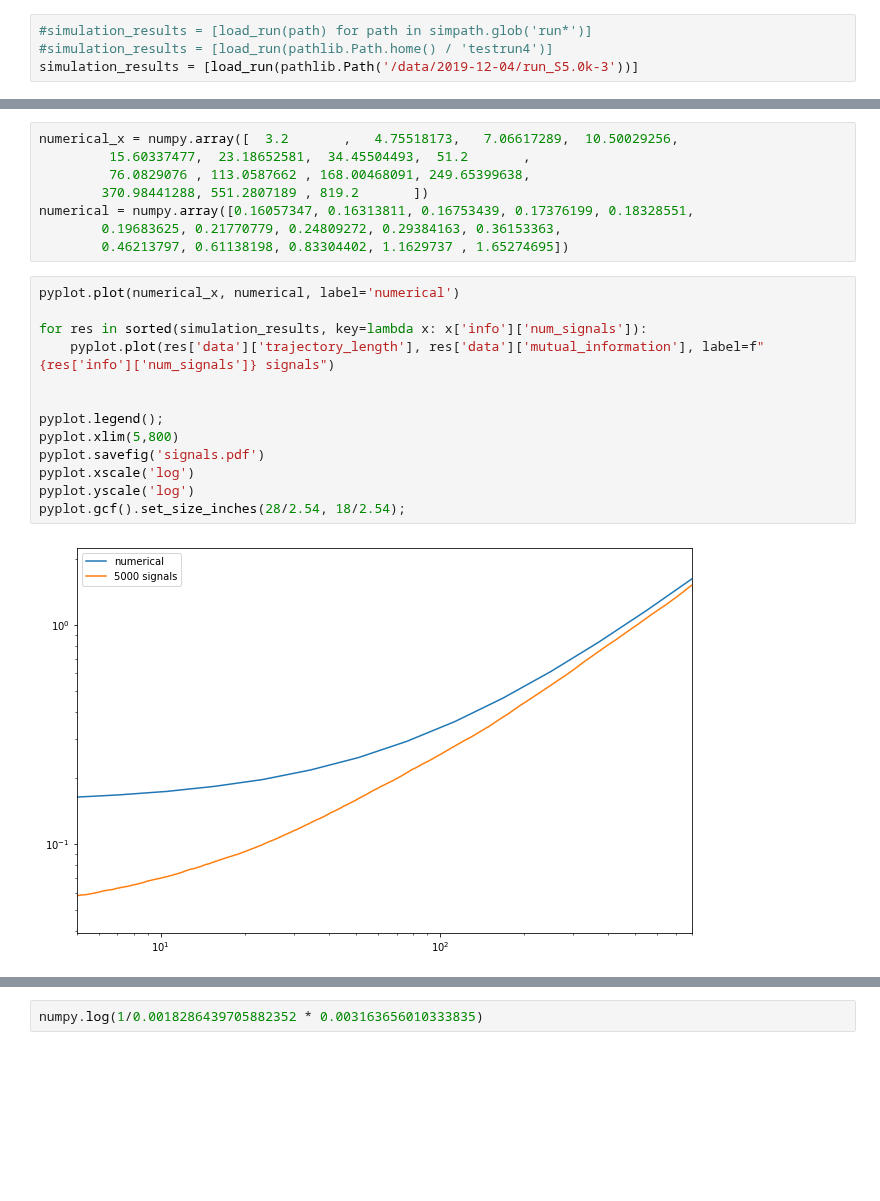
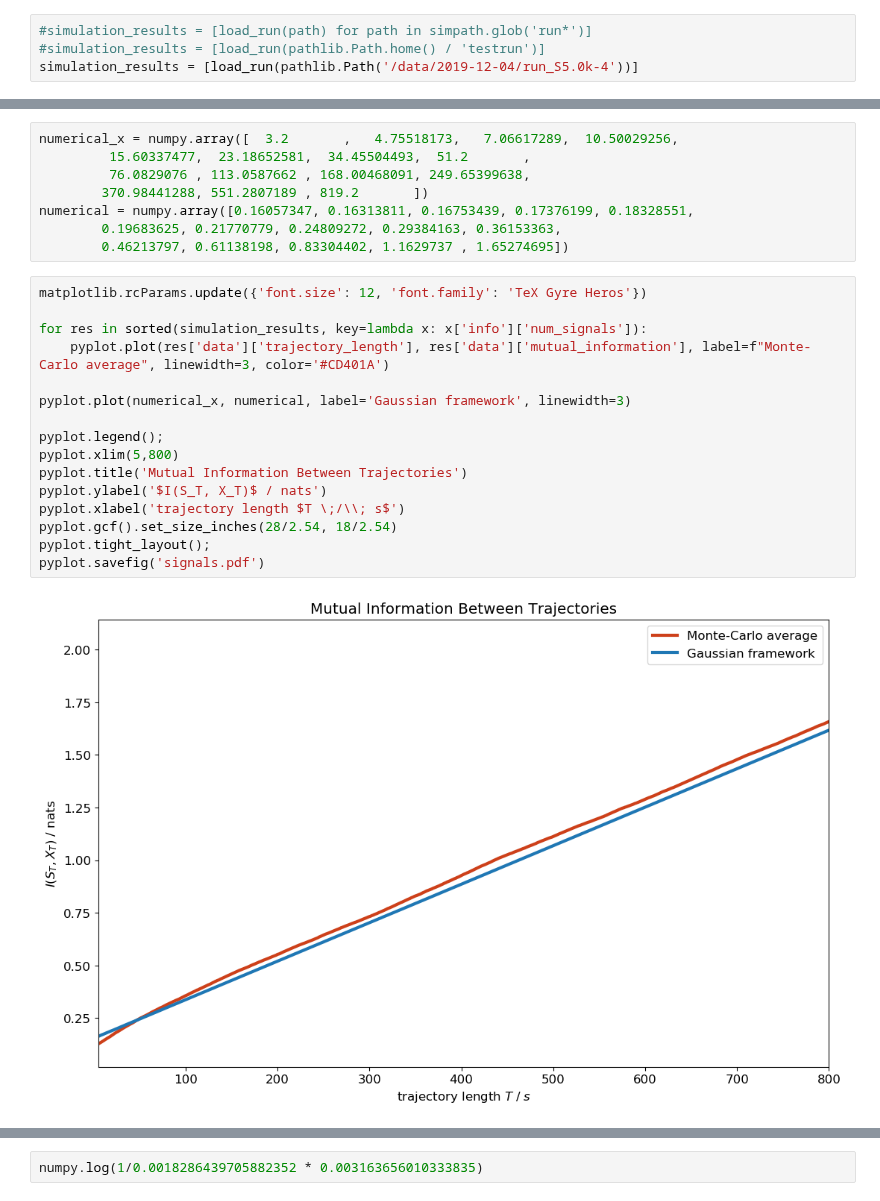
Before and after one commit to manuel-rhdt/master-thesis, a Jupyter notebook: notebooks/analyze_run.ipynb, the cells around one changed output, grey strips where cells are left out. Cells and saved outputs as stored; diff of their text form; blank space fills up the shorter version.

```diff
--- a/notebooks/analyze_run.ipynb
+++ b/notebooks/analyze_run.ipynb
@@ -30,8 +33,8 @@ def load_run(path):
     return {'info': info, 'data': data}
 # %%
 #simulation_results = [load_run(path) for path in simpath.glob('run*')]
-#simulation_results = [load_run(pathlib.Path.home() / 'testrun4')]
-simulation_results = [load_run(pathlib.Path('/data/2019-12-04/run_S5.0k-3'))]
+#simulation_results = [load_run(pathlib.Path.home() / 'testrun')]
+simulation_results = [load_run(pathlib.Path('/data/2019-12-04/run_S5.0k-4'))]
 # %%
 simulation_results[0]['data']
 # %% [output]
@@ -64,20 +67,23 @@ numerical = numpy.array([0.16057347, 0.16313811, 0.16753439, 0.17376199, 0.18328
         0.19683625, 0.21770779, 0.24809272, 0.29384163, 0.36153363,
         0.46213797, 0.61138198, 0.83304402, 1.1629737 , 1.65274695])
 # %%
-pyplot.plot(numerical_x, numerical, label='numerical')
+matplotlib.rcParams.update({'font.size': 12, 'font.family': 'TeX Gyre Heros'})
 
 for res in sorted(simulation_results, key=lambda x: x['info']['num_signals']):
-    pyplot.plot(res['data']['trajectory_length'], res['data']['mutual_information'], label=f"{res['info']['num_signals']} signals")
+    pyplot.plot(res['data']['trajectory_length'], res['data']['mutual_information'], label=f"Monte-Carlo average", linewidth=3, color='#CD401A')
 
+pyplot.plot(numerical_x, numerical, label='Gaussian framework', linewidth=3)
 
 pyplot.legend();
 pyplot.xlim(5,800)
+pyplot.title('Mutual Information Between Trajectories')
+pyplot.ylabel('$I(S_T, X_T)$ / nats')
+pyplot.xlabel('trajectory length $T \;/\\; s$')
+pyplot.gcf().set_size_inches(28/2.54, 18/2.54)
+pyplot.tight_layout();
 pyplot.savefig('signals.pdf')
-pyplot.xscale('log')
-pyplot.yscale('log')
-pyplot.gcf().set_size_inches(28/2.54, 18/2.54);
 # %% [output]
-[figure, old version]
+[figure, new version]
 # %%
 mi = simulation_results[0]['data']['mutual_information']
 mi_x = simulation_results[0]['data']['trajectory_length']
```
Also changed, not shown: parts of 5 cells of this notebook, 2 other files.
